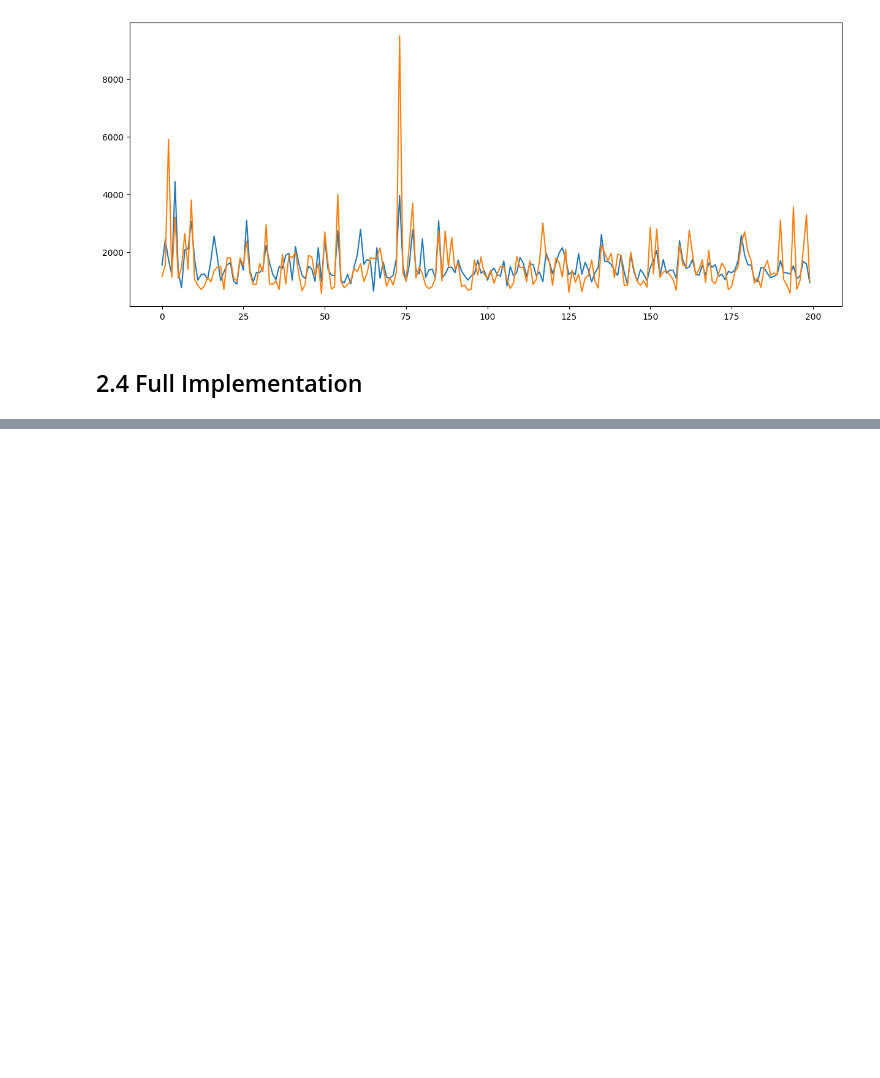
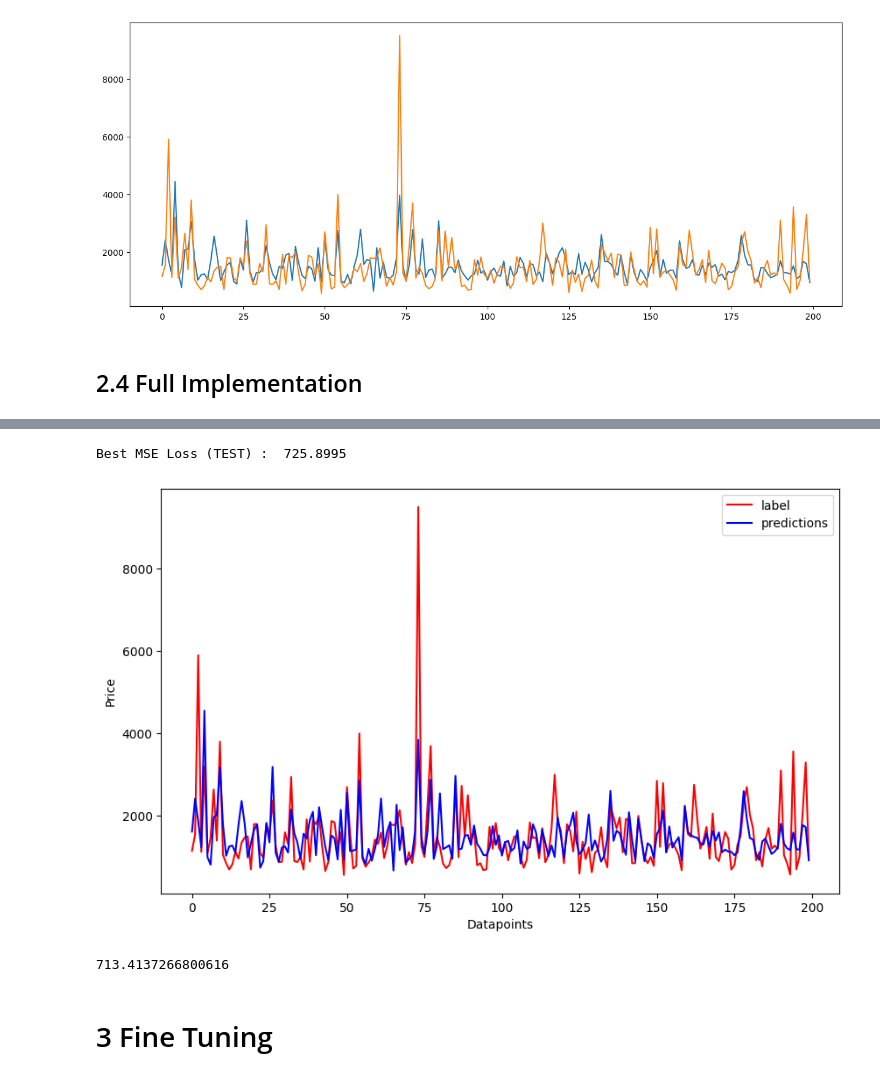
Before and after one commit to jimmyjz1127/MLPApartmentPricePrediction, a Jupyter notebook: apartment_pricing_train.ipynb, the cells around one changed output, grey strips where cells are left out. Saved outputs shown, nothing was run; the diff lists cells and outputs as text; code cells hidden in the pictures; blank space fills up the shorter version.

Commit message:
Started fine-tuning section

```diff
--- a/apartment_pricing_train.ipynb
+++ b/apartment_pricing_train.ipynb
@@ -436,6 +412,12 @@ class RegressionModel(nn.Module):
 ## 2.3 Training
 # %% [markdown]
 ### Initial Data Setup
+# %%
+X_train_processed = full_pipeline.fit_transform(X_train)
+X_test_processed = full_pipeline.transform(X_test)
+
+y_train_processed = labelScaler.fit_transform(y_train.values.reshape(-1, 1))
+y_test_processed = labelScaler.transform(y_test.values.reshape(-1, 1))
 # %% [markdown]
 ### 2.3.1 Initialize Datasets & Dataloaders
 # %%
@@ -528,0 +558,9 @@ def train_model(model, train_loader, val_loader, test_loader):
+# %%
+def plot_predictions_vs_labels(X_test, y_test, y_pred):
+    plt.figure(figsize=(10,6))
+    plt.plot([i for i in range(len(X_test))], y_test, color="red", label="label")
+    plt.plot([i for i in range(len(X_test))], y_pred, color="blue", label="predictions")
+    plt.xlabel("Datapoints")
+    plt.ylabel("Price")
+    plt.legend()
+    plt.show()
@@ -534,0 +613,21 @@ X_train, X_val, y_train, y_val = train_test_split(X_train, y_train, test_size=ar
+# %%
+nn_model.load_state_dict(best_weights)
+nn_model.eval()
+
+y_test_pred = model(torch.tensor(X_test_prepared, dtype=torch.float32))
+
+test_mse = loss_fn(y_test_pred, torch.tensor(y_test.values.reshape(-1,1), dtype=torch.float32))
+# %%
+print("Best MSE Loss (TEST) : ", np.sqrt(test_mse.detach().numpy()))
+# %% [output]
+Best MSE Loss (TEST) :  725.8995
+# %%
+plot_predictions_vs_labels(X_test_prepared, y_test, y_test_pred.detach().numpy())
+# %% [output]
+[figure, added]
+# %%
+linear_regression_mse_test
+# %% [output]
+713.4137266800616
+# %% [markdown]
+# 3 Fine Tuning
```
Also changed, not shown: parts of 19 cells of this notebook.
